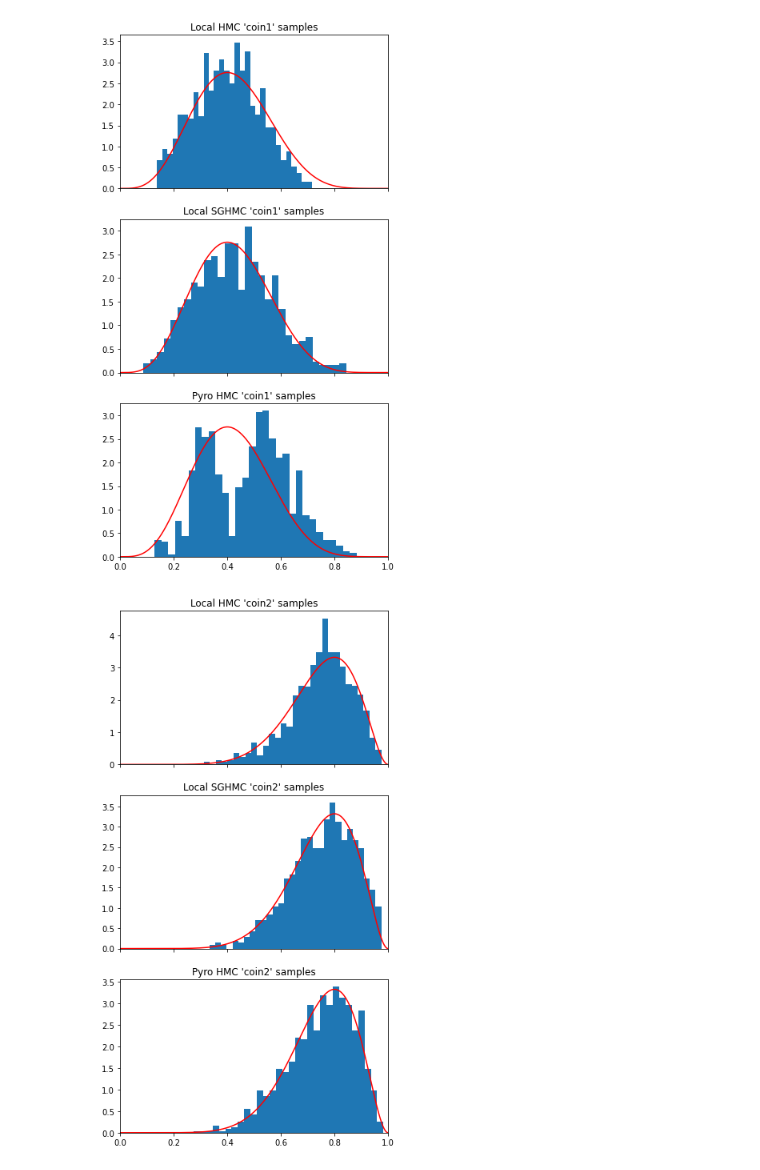
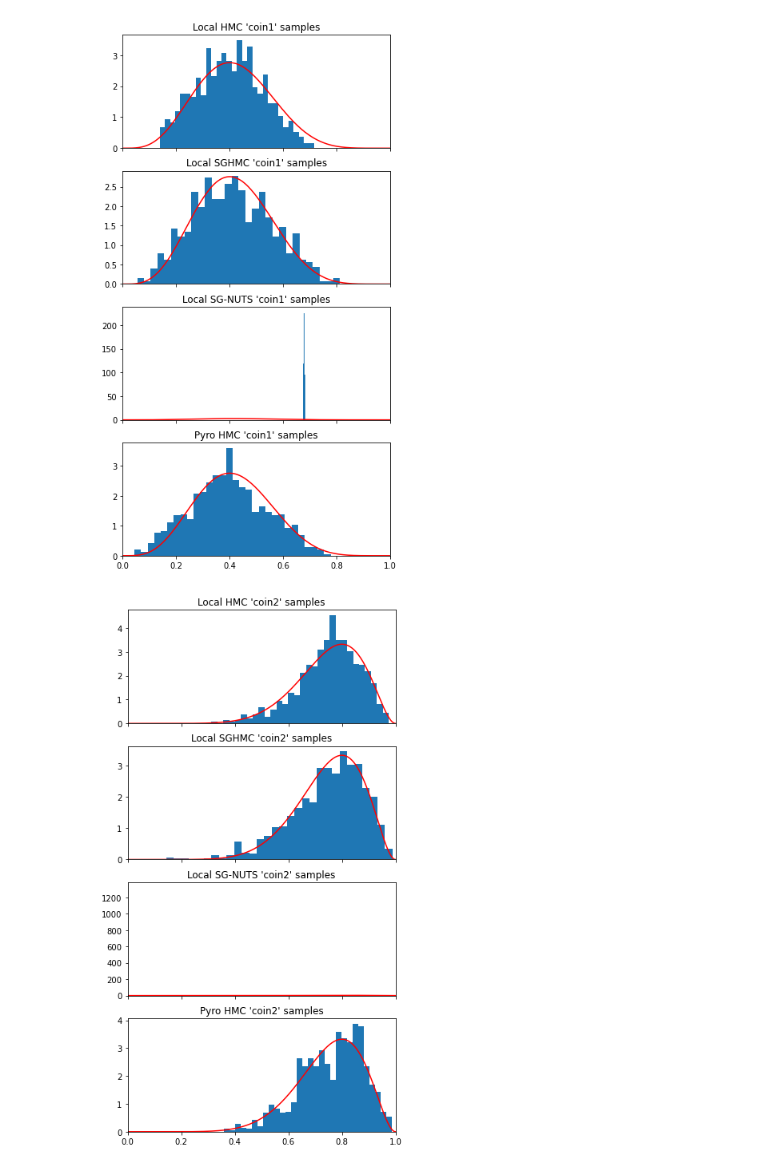
Before and after one commit to sacktock/SGHMC, a Jupyter notebook: example.ipynb, the cells around one changed output. Drawn from its saved outputs; the diff is of its cells as text; code cells hidden in the pictures.

```diff
--- a/example.ipynb
+++ b/example.ipynb
@@ -51,7 +52,7 @@ sghmc_local = SGHMC_Local(model,
                           friction_term=None,
                           friction_constant=1.0,
                           obs_info_noise=True,
-                          compute_obs_info='start',
+                          compute_obs_info='every_step',
                           do_mh_correction=False,
                           do_step_size_adaptation=True,
                           target_accept=0.8)
@@ -59,38 +60,61 @@ sghmc_local = SGHMC_Local(model,
 sg_mcmc_local = MCMC(sghmc_local, num_samples=1000)
 sg_mcmc_local.run(x1, x2)
 sg_samples_local = sg_mcmc_local.get_samples()
+# %%
+BATCH_SIZE = 5
+
+nuts_local = NUTS_Local(model,
+                        subsample_positions=[0, 1],
+                        batch_size=BATCH_SIZE,
+                        step_size=0.1,
+                        resample_every_n=50,
+                        with_friction=True,
+                        friction_term=None,
+                        friction_constant=1.0,
+                        obs_info_noise=True,
+                        compute_obs_info='start',
+                        do_mh_correction=False,
+                        do_step_size_adaptation=True,
+                        target_accept=0.8)
+
+nuts_mcmc_local = MCMC(nuts_local, num_samples=1000)
+nuts_mcmc_local.run(x1, x2)
+nuts_samples_local = nuts_mcmc_local.get_samples()
 # %%
 hmc_pyro = HMC_Pyro(model)
 mcmc_pyro = MCMC(hmc_pyro, num_samples=1000)
 mcmc_pyro.run(x1, x2)
 samples_pyro = mcmc_pyro.get_samples()
 # %%
-fig, axs = plt.subplots(3, 1, figsize=(6, 12), sharex=True)
+fig, axs = plt.subplots(4, 1, figsize=(6, 12), sharex=True)
 
 def analytic_posterior(x):
     fn = Beta(5., 7.)
     return np.exp(fn.log_prob(x))
 
 x = torch.tensor(np.linspace(0, 1, num=1000))
 
 with torch.no_grad():
     axs[0].hist(samples_local["coin1"].numpy(), density=True, bins=30)
     axs[0].set(title="Local HMC 'coin1' samples")
     axs[0].plot(x, analytic_posterior(x), "r", label="analytic posterior")
     axs[1].hist(sg_samples_local["coin1"].numpy(), density=True, bins=30)
     axs[1].set(title="Local SGHMC 'coin1' samples")
     axs[1].plot(x, analytic_posterior(x), "r", label="analytic posterior")
-    axs[2].hist(samples_pyro["coin1"].numpy(), density=True, bins=30)
-    axs[2].set(title="Pyro HMC 'coin1' samples")
+    axs[2].hist(nuts_samples_local["coin1"].numpy(), density=True, bins=30)
+    axs[2].set(title="Local SG-NUTS 'coin1' samples")
     axs[2].plot(x, analytic_posterior(x), "r", label="analytic posterior")
+    axs[3].hist(samples_pyro["coin1"].numpy(), density=True, bins=30)
+    axs[3].set(title="Pyro HMC 'coin1' samples")
+    axs[3].plot(x, analytic_posterior(x), "r", label="analytic posterior")
 
 plt.xlim((0.0, 1.0))
 plt.show()
 #posterior samples should look like a beta(5, 7) dist
 # %% [output]
-[figure, old version]
+[figure, new version]
 # %%
-fig, axs = plt.subplots(3, 1, figsize=(6, 12), sharex=True)
+fig, axs = plt.subplots(4, 1, figsize=(6, 12), sharex=True)
 
 def analytic_posterior(x):
     fn = Beta(9., 3.)
@@ -105,12 +129,15 @@ with torch.no_grad():
     axs[1].hist(sg_samples_local["coin2"].numpy(), density=True, bins=30)
     axs[1].set(title="Local SGHMC 'coin2' samples")
     axs[1].plot(x, analytic_posterior(x), "r", label="analytic posterior")
-    axs[2].hist(samples_pyro["coin2"].numpy(), density=True, bins=30)
-    axs[2].set(title="Pyro HMC 'coin2' samples")
+    axs[2].hist(nuts_samples_local["coin2"].numpy(), density=True, bins=30)
+    axs[2].set(title="Local SG-NUTS 'coin2' samples")
     axs[2].plot(x, analytic_posterior(x), "r", label="analytic posterior")
+    axs[3].hist(samples_pyro["coin2"].numpy(), density=True, bins=30)
+    axs[3].set(title="Pyro HMC 'coin2' samples")
+    axs[3].plot(x, analytic_posterior(x), "r", label="analytic posterior")
 
 plt.xlim((0.0, 1.0))
 plt.show()
 #posterior samples should look like a beta(9, 3) dist
 # %% [output]
-[figure, old version]
+[figure, new version]
```
Also changed, not shown: parts of 1 cell of this notebook, 5 other files.
